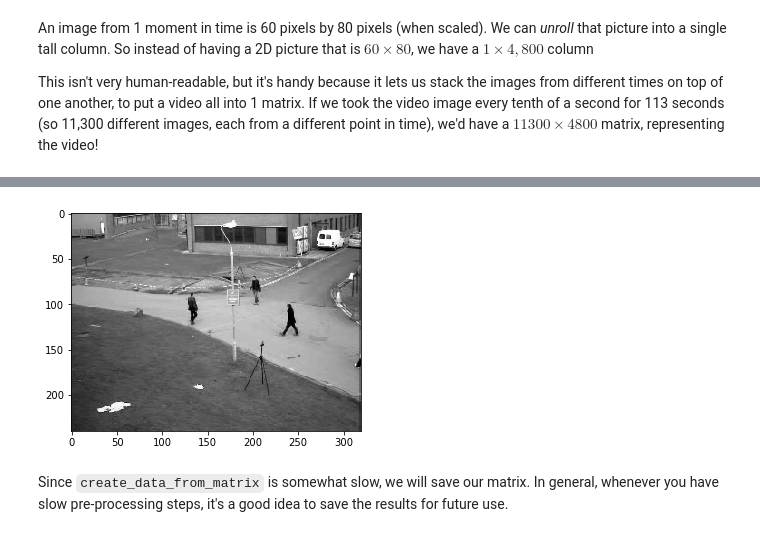
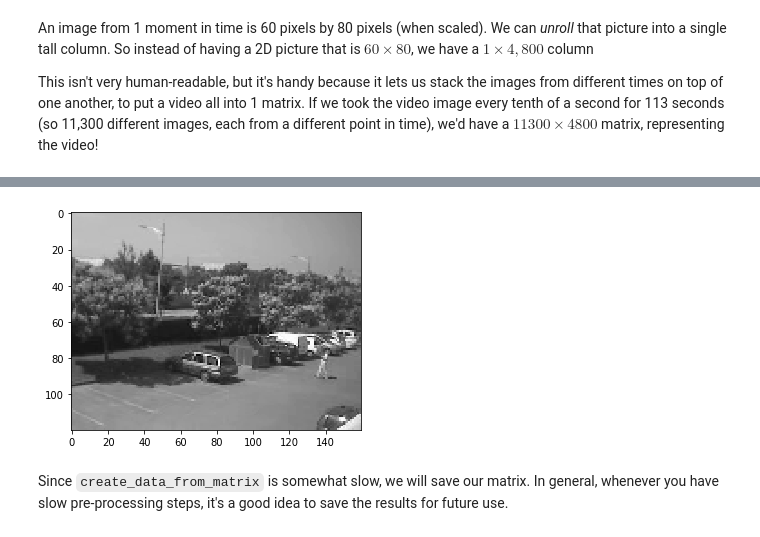
Before and after one commit to Unthrottled/numerical-linear-algebra, a Jupyter notebook: nbs/3. Background Removal with Robust PCA.ipynb, the cells around one changed output, grey strips where cells are left out. Saved outputs shown, nothing was run; the diff lists cells and outputs as text; code cells hidden in the pictures.

Commit message:
Got the images to show again!

```diff
--- a/nbs/3. Background Removal with Robust PCA.ipynb
+++ b/nbs/3. Background Removal with Robust PCA.ipynb
@@ -43,9 +50,19 @@ video.duration
 # %% [markdown]
 ### Helper Methods
-# %%
-def create_data_matrix_from_video(clip, k=5, scale=50):
-    return np.vstack([scipy.misc.imresize(rgb2gray(clip.get_frame(i/float(k))).astype(int),
-                      scale).flatten() for i in range(k * int(clip.duration))]).T
+# %%
+def create_data_matrix_from_video(clip, k=5, scale=50):
+    scaling = scale / 100
+    M = []
+    for i in range(k * int(clip.duration)):
+        prePixels = clip.get_frame(i/float(k))
+        image = Image.fromarray(prePixels).convert("L")
+        width, height = image.size
+        inPut = (int(width*scaling), int(height*scaling))
+        image = image.resize(inPut)
+        pix_val = list(image.getdata())
+        M.append(pix_val)
+
+    return np.array(M)
 # %%
 def rgb2gray(rgb):
     return np.dot(rgb[...,:3], [0.299, 0.587, 0.114])
@@ -79,10 +96,10 @@ An image from 1 moment in time is 60 pixels by 80 pixels (when scaled). We can *
 
 This isn't very human-readable, but it's handy because it lets us stack the images from different times on top of one another, to put a video all into 1 matrix.  If we took the video image every tenth of a second for 113 seconds (so 11,300 different images, each from a different point in time), we'd have a $11300 \times 4800$ matrix, representing the video!
 # %%
-scale = 25   # Adjust scale to change resolution of image
+scale = 50   # Adjust scale to change resolution of image
 dims = (int(240 * (scale/100)), int(320 * (scale/100)))
 # %%
-M = create_data_matrix_from_video(video, 100, scale)
+M = create_data_matrix_from_video(video, 100, scale).T
 # M = np.load("high_res_surveillance_matrix.npy")
 # %%
 print(dims, M.shape)
@@ -91,7 +108,7 @@ print(dims, M.shape)
 # %%
-plt.imshow(np.reshape(M[:,140], dims), cmap='gray');
+plt.imshow(M[:,222].reshape(dims), cmap='gray');
 # %% [output]
-[figure, old version]
+[figure, new version]
 # %% [markdown]
 Since `create_data_from_matrix` is somewhat slow, we will save our matrix.  In general, whenever you have slow pre-processing steps, it's a good idea to save the results for future use.
 # %%
```
Also changed, not shown: parts of 7 cells of this notebook, 2 other files.
